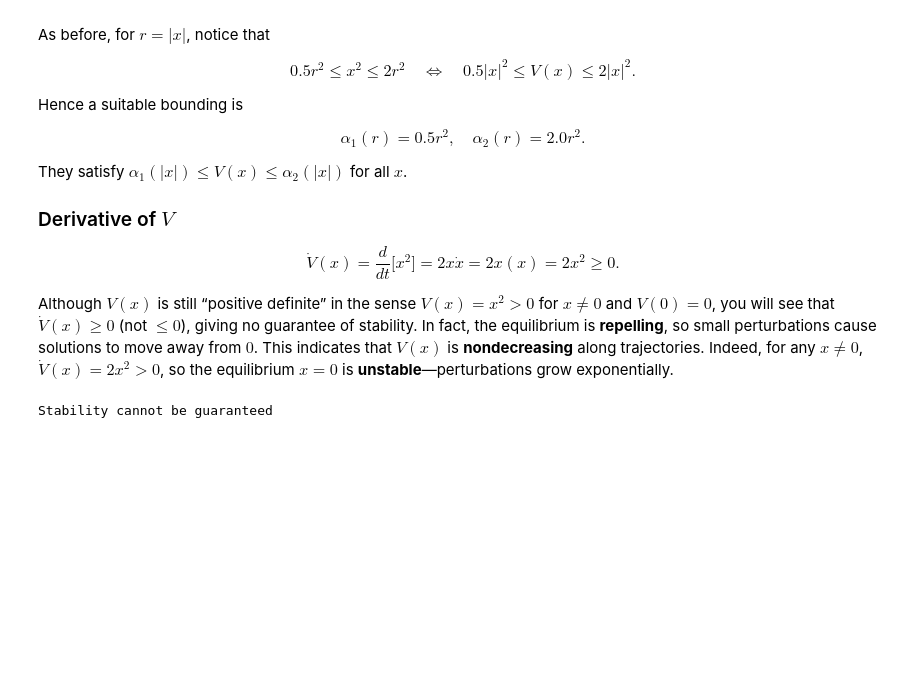
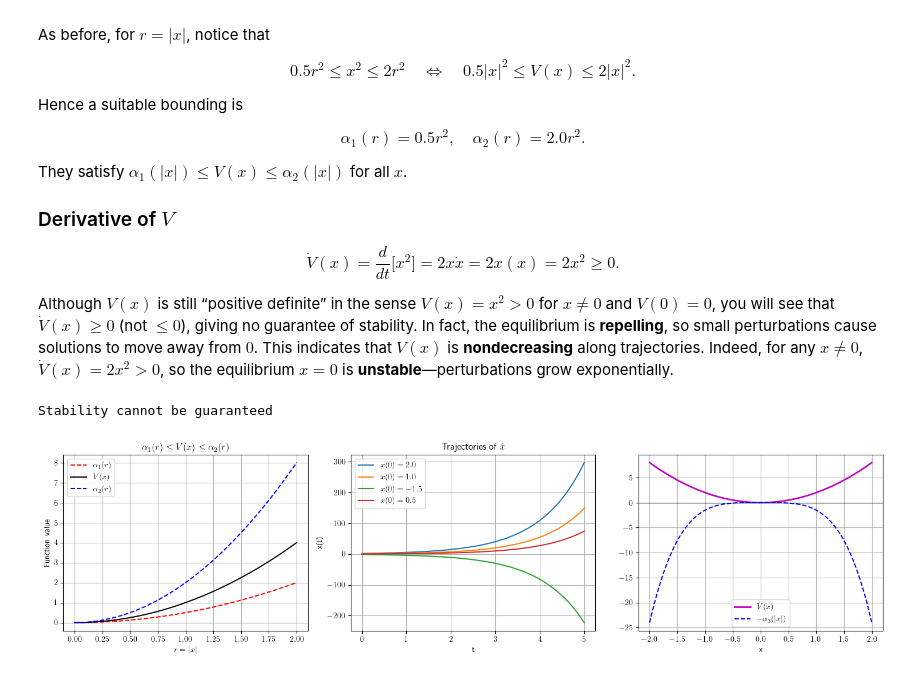
Before and after one commit to incebellipipo/TMR4243_CSEI, a Jupyter notebook: notebooks/nonlinear_systems/lyapunov_proof.ipynb, the cells around one changed output. Cells and saved outputs as stored; diff of their text form; code cells hidden in the pictures; blank space fills up the shorter version.

Commit message:
fix: add missing plots

```diff
--- a/notebooks/nonlinear_systems/lyapunov_proof.ipynb
+++ b/notebooks/nonlinear_systems/lyapunov_proof.ipynb
@@ -208,30 +208,33 @@ def system(x, t):
 def V(x):
     """
     Candidate Lyapunov function: V(x) = x^2
     """
     return x**2
 
 def dotV(x):
     """
     dot{V}(x) = (dV/dx)*f(x) = 2x * x = 2x^2 >= 0
     """
     return 2.0 * x**2
 
 # 2) Define alpha_1(r) and alpha_2(r)
 def alpha_1(r):
     return 0.5 * (r**2)
 
 def alpha_2(r):
     return 2.0 * (r**2)
 
 def alpha_3(r):
     return 1.5 * r**4
 
 analyzer = LyapunovAnalysis(alpha_1, alpha_2, alpha_3, V, dotV, system)
 
 if analyzer.analysis():
     print('The system is stable')
 else:
     print('Stability cannot be guaranteed')
+
+analyzer.plot_analysis()
 # %% [output]
 Stability cannot be guaranteed
+[figure, added]
```
Also changed, not shown: 1 other file.
